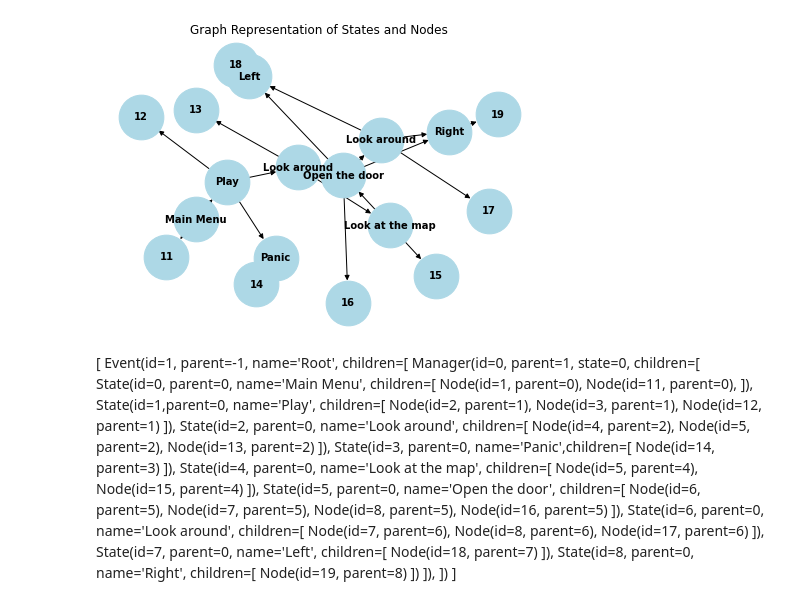
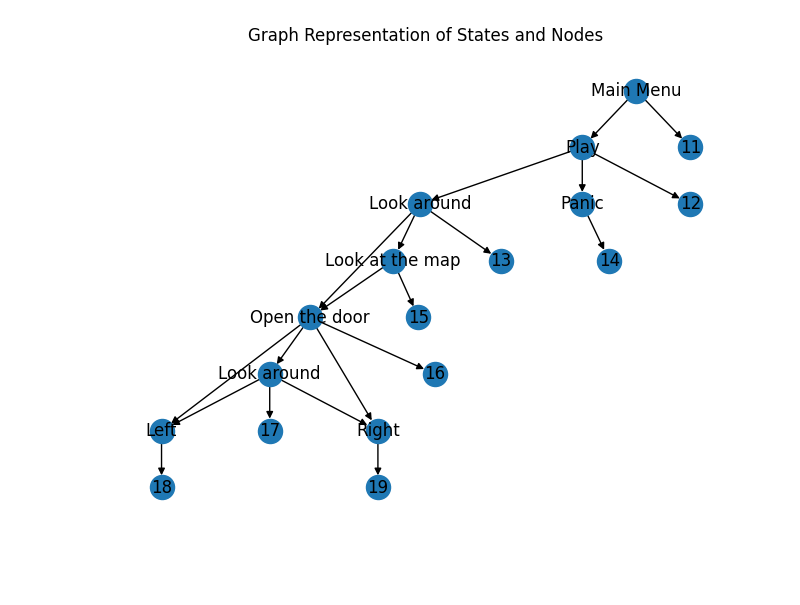
Before and after one commit to Qinbeans/beam, a Jupyter notebook: scripts/node.ipynb, the cells around one changed output. Drawn from its saved outputs; the diff is of its cells as text; code cells hidden in the pictures; blank space fills up the shorter version.

Commit message:
Adds debugging graph and visualizer

```diff
--- a/scripts/node.ipynb
+++ b/scripts/node.ipynb
@@ -30,59 +44,15 @@ def create_graph(edges, labels):
     G.add_edges_from(edges)
 
     # Set the labels
-    pos = nx.spring_layout(G, seed=42)  # Use spring layout for better organization
-    nx.draw(G, pos, with_labels=True, labels={node: labels.get(node, node) for node in G.nodes()}, node_size=2000, node_color="lightblue", font_size=10, font_weight="bold")
+    pos = graphviz_layout(G, prog='dot')
+    nx.draw(G, pos, with_labels=True, labels={node: labels.get(node, node) for node in G.nodes()})
     plt.title("Graph Representation of States and Nodes")
     plt.show()
 # %%
 # open the file and parse the data
-with open('node.log', 'r') as file:
+with open('debug.log', 'r') as file:
     input_data = file.read()
     edges, labels = parse_input(input_data)
     create_graph(edges, labels)
 # %% [output]
-[figure, old version]
+[figure, new version]
-# %% [markdown]
-[
-    Event(id=1, parent=-1, name='Root', children=[
-        Manager(id=0, parent=1, state=0, children=[
-            State(id=0, parent=0, name='Main Menu', children=[
-                Node(id=1, parent=0), Node(id=11, parent=0),
-            ]),
-            State(id=1,parent=0, name='Play', children=[
-                Node(id=2, parent=1),
-                Node(id=3, parent=1),
-                Node(id=12, parent=1)
-            ]),
-            State(id=2, parent=0, name='Look around', children=[
-                Node(id=4, parent=2),
-                Node(id=5, parent=2),
-                Node(id=13, parent=2)
-            ]),
-            State(id=3, parent=0, name='Panic',children=[
-                Node(id=14, parent=3)
-            ]),
-            State(id=4, parent=0, name='Look at the map', children=[
-                Node(id=5, parent=4),
-                Node(id=15, parent=4)
-            ]),
-            State(id=5, parent=0, name='Open the door', children=[
-                Node(id=6, parent=5),
-                Node(id=7, parent=5),
-                Node(id=8, parent=5),
-                Node(id=16, parent=5)
-            ]),
-            State(id=6, parent=0, name='Look around', children=[
-                Node(id=7, parent=6),
-                Node(id=8, parent=6),
-                Node(id=17, parent=6)
-            ]),
-            State(id=7, parent=0, name='Left', children=[
-                Node(id=18, parent=7)
-            ]),
-            State(id=8, parent=0, name='Right', children=[
-                Node(id=19, parent=8)
-            ])
-        ]),
-    ])
-]
```
Also changed, not shown: parts of 4 cells of this notebook, 16 other files.
